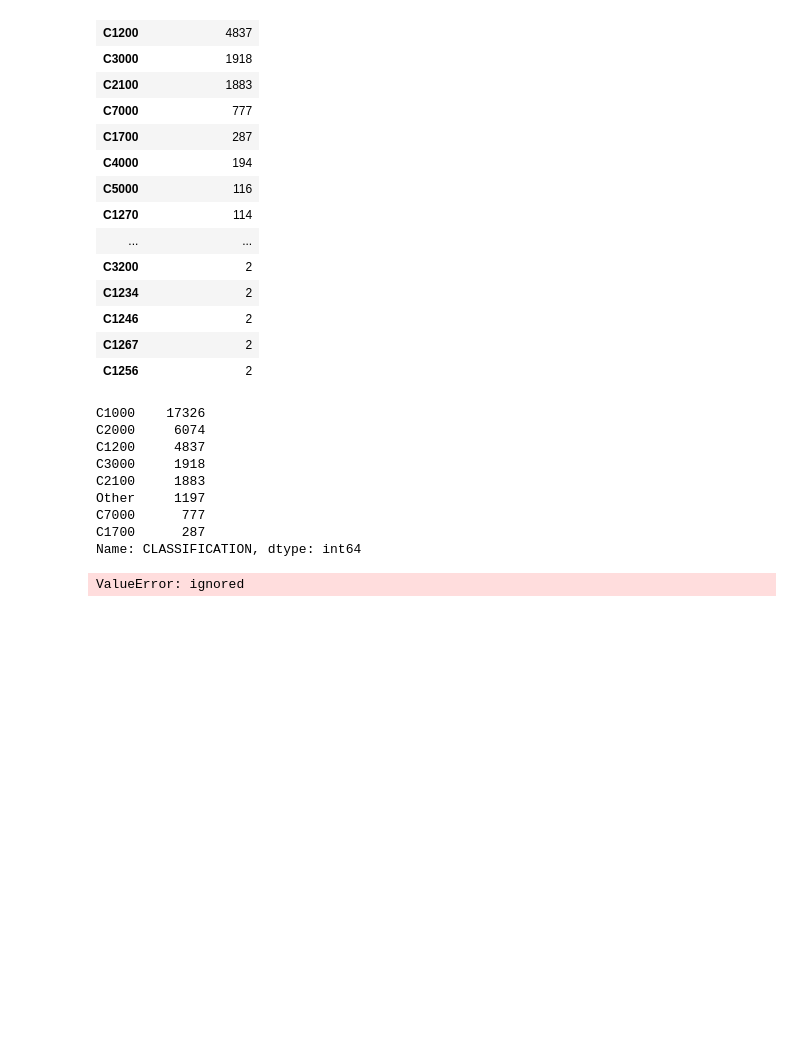
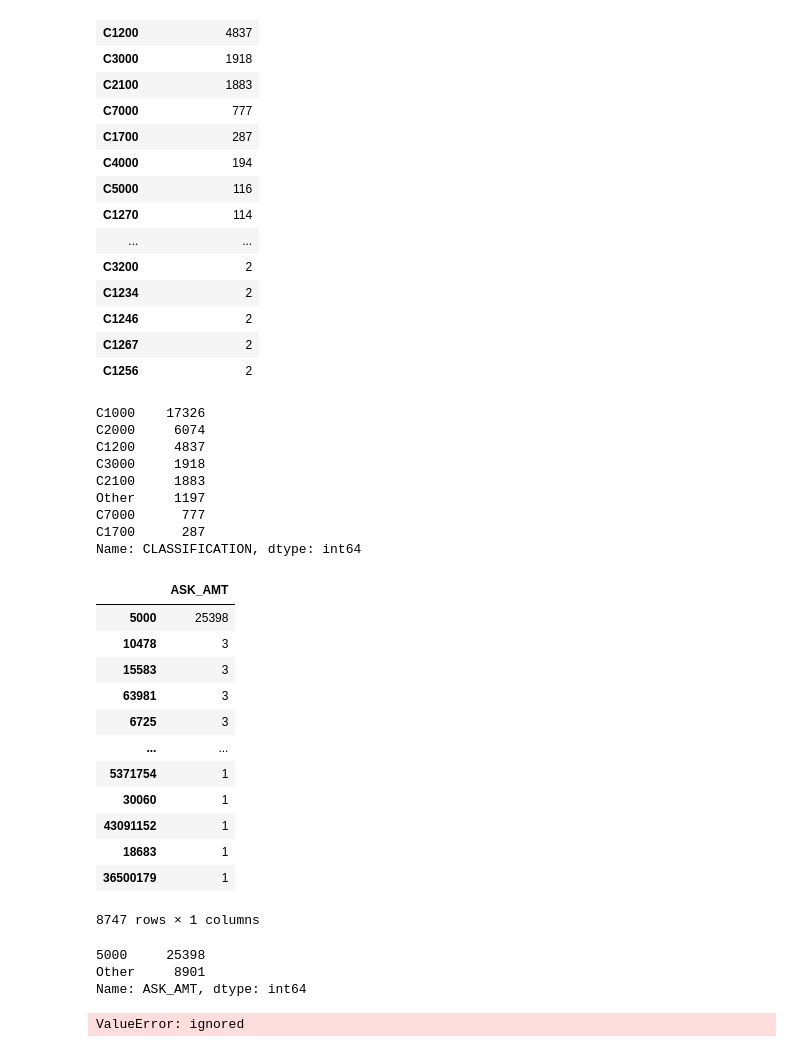
Before and after one commit to julo123456/deep-learning-challenge, a Jupyter notebook: deep_learning_code_colab.ipynb, the cells around one changed output. Cells and saved outputs as stored; diff of their text form; code cells hidden in the pictures; blank space fills up the shorter version.

```diff
--- a/deep_learning_code_colab.ipynb
+++ b/deep_learning_code_colab.ipynb
@@ -201,6 +194,40 @@ Other     1197
 C7000      777
 C1700      287
 Name: CLASSIFICATION, dtype: int64
+# %%
+# Check values in ASK_AMT column
+df_ask_amt = pd.DataFrame(df_drop['ASK_AMT'].value_counts(), df_drop['ASK_AMT'].value_counts().index)
+df_ask_amt
+# %% [output]
+|  | ASK_AMT |
+| 5000 | 25398 |
+| 10478 | 3 |
+| 15583 | 3 |
+| 63981 | 3 |
+| 6725 | 3 |
+| ... | ... |
+| 5371754 | 1 |
+| 30060 | 1 |
+| 43091152 | 1 |
+| 18683 | 1 |
+| 36500179 | 1 |
+8747 rows × 1 columns
+# %%
+# cutoff value is a single digit and create a list of ask_amt_to_replace
+# use the variable name `ask_amt_to_replace`
+ask_amt_to_replace = df_ask_amt[df_ask_amt['ASK_AMT'] < 10].index.values
+ask_amt_to_replace
+
+# Replace in dataframe
+for cls in ask_amt_to_replace:
+    df_drop['ASK_AMT'] = df_drop['ASK_AMT'].replace(cls,"Other")
+
+# Check to make sure binning was successful
+df_drop['ASK_AMT'].value_counts()
+# %% [output]
+5000     25398
+Other     8901
+Name: ASK_AMT, dtype: int64
 # %%
 # Convert categorical data to numeric with `pd.get_dummies`
 application_dummies = pd.get_dummies(df_drop)
```
Also changed, not shown: parts of 7 cells of this notebook.
